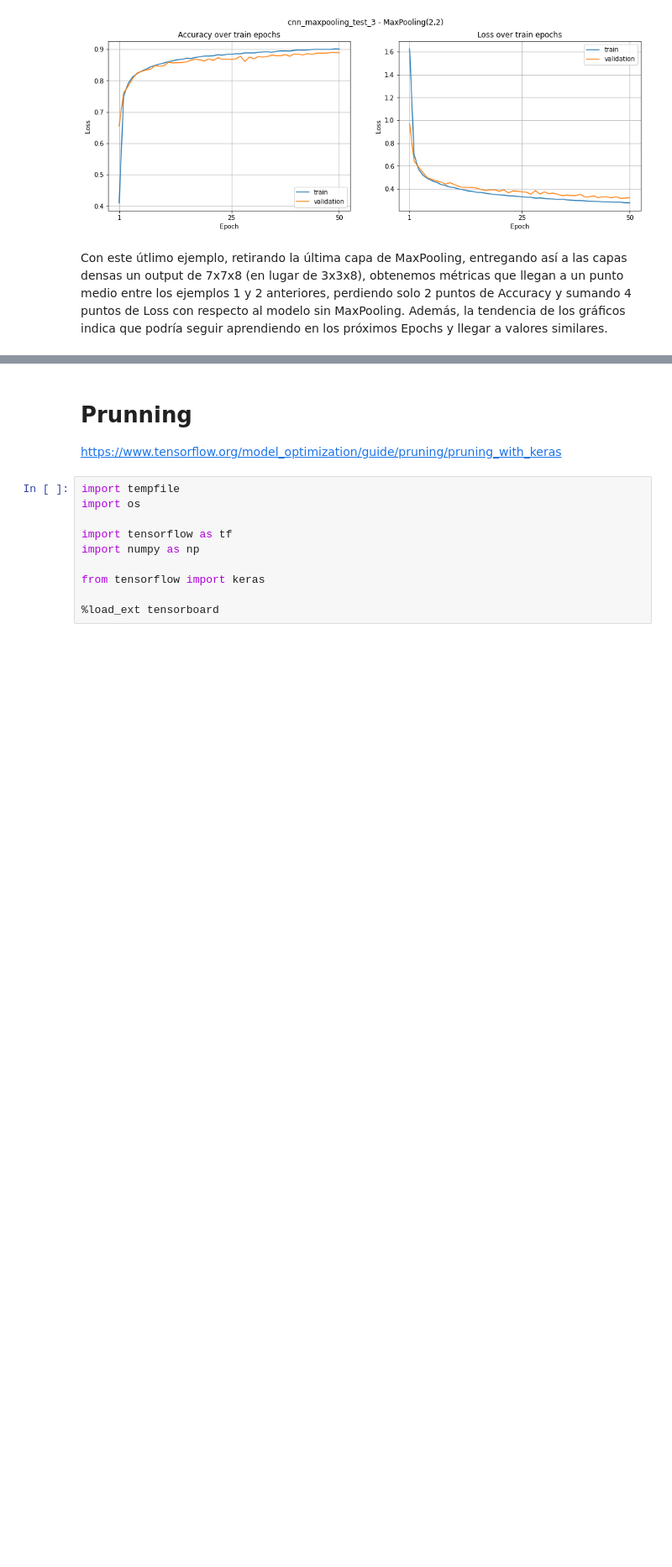
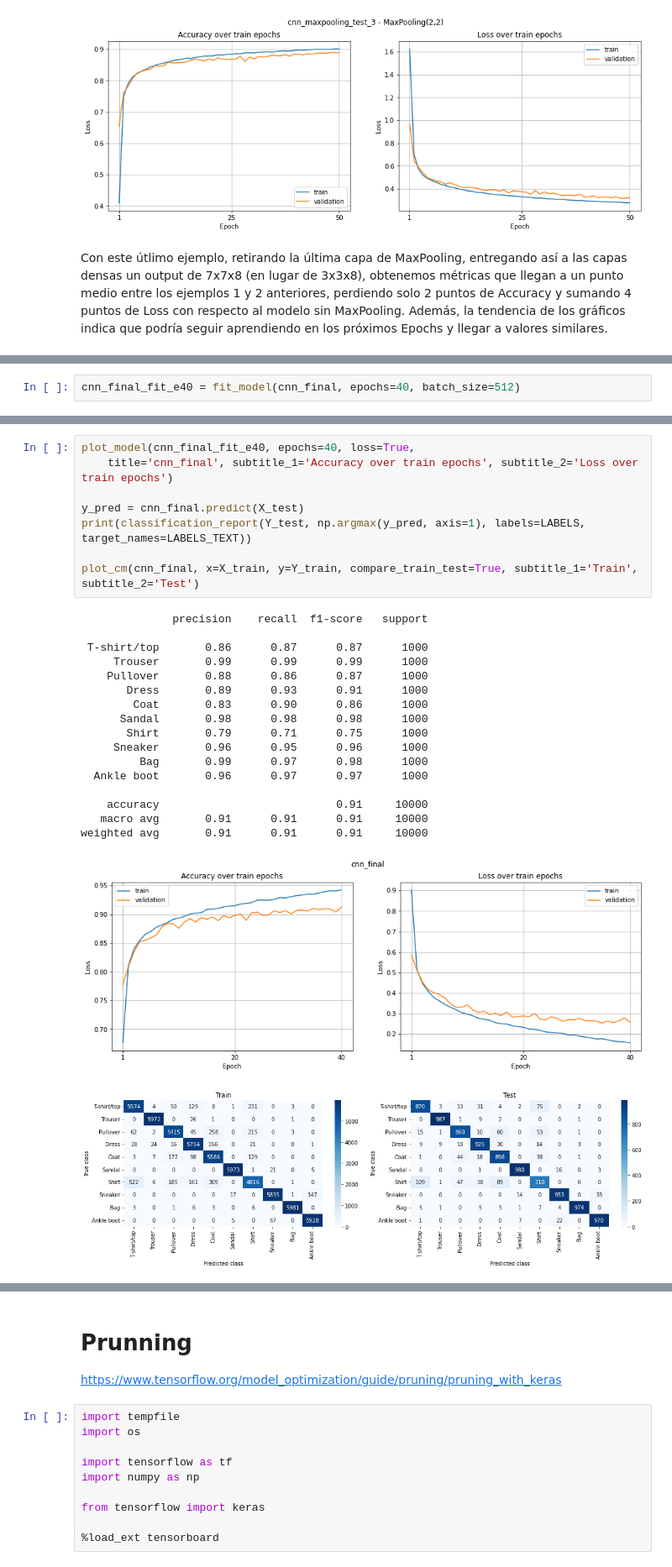
Before and after one commit to Ganymede23/UCSE-TP-ML-2022, a Jupyter notebook: tp3_fashion_mnist.ipynb, the cells around one changed output, grey strips where cells are left out. Shown at 84% size. Cells and saved outputs as stored; diff of their text form; blank space fills up the shorter version.

```diff
--- a/tp3_fashion_mnist.ipynb
+++ b/tp3_fashion_mnist.ipynb
@@ -2731,0 +2802,2 @@ Con este útlimo ejemplo, retirando la última capa de MaxPooling, entregando as
+# %%
+cnn_final_fit_e40 = fit_model(cnn_final, epochs=40, batch_size=512)
@@ -2731,0 +2811,27 @@ Con este útlimo ejemplo, retirando la última capa de MaxPooling, entregando as
+# %%
+plot_model(cnn_final_fit_e40, epochs=40, loss=True,
+    title='cnn_final', subtitle_1='Accuracy over train epochs', subtitle_2='Loss over train epochs')
+
+y_pred = cnn_final.predict(X_test)
+print(classification_report(Y_test, np.argmax(y_pred, axis=1), labels=LABELS, target_names=LABELS_TEXT))
+
+plot_cm(cnn_final, x=X_train, y=Y_train, compare_train_test=True, subtitle_1='Train', subtitle_2='Test')
+# %% [output]
+              precision    recall  f1-score   support
+
+ T-shirt/top       0.86      0.87      0.87      1000
+     Trouser       0.99      0.99      0.99      1000
+    Pullover       0.88      0.86      0.87      1000
+       Dress       0.89      0.93      0.91      1000
+        Coat       0.83      0.90      0.86      1000
+      Sandal       0.98      0.98      0.98      1000
+       Shirt       0.79      0.71      0.75      1000
+     Sneaker       0.96      0.95      0.96      1000
+         Bag       0.99      0.97      0.98      1000
+  Ankle boot       0.96      0.97      0.97      1000
+
+    accuracy                           0.91     10000
+   macro avg       0.91      0.91      0.91     10000
+weighted avg       0.91      0.91      0.91     10000
+[figure, added]
+[figure, added]
```
Also changed, not shown: parts of 31 cells of this notebook.
